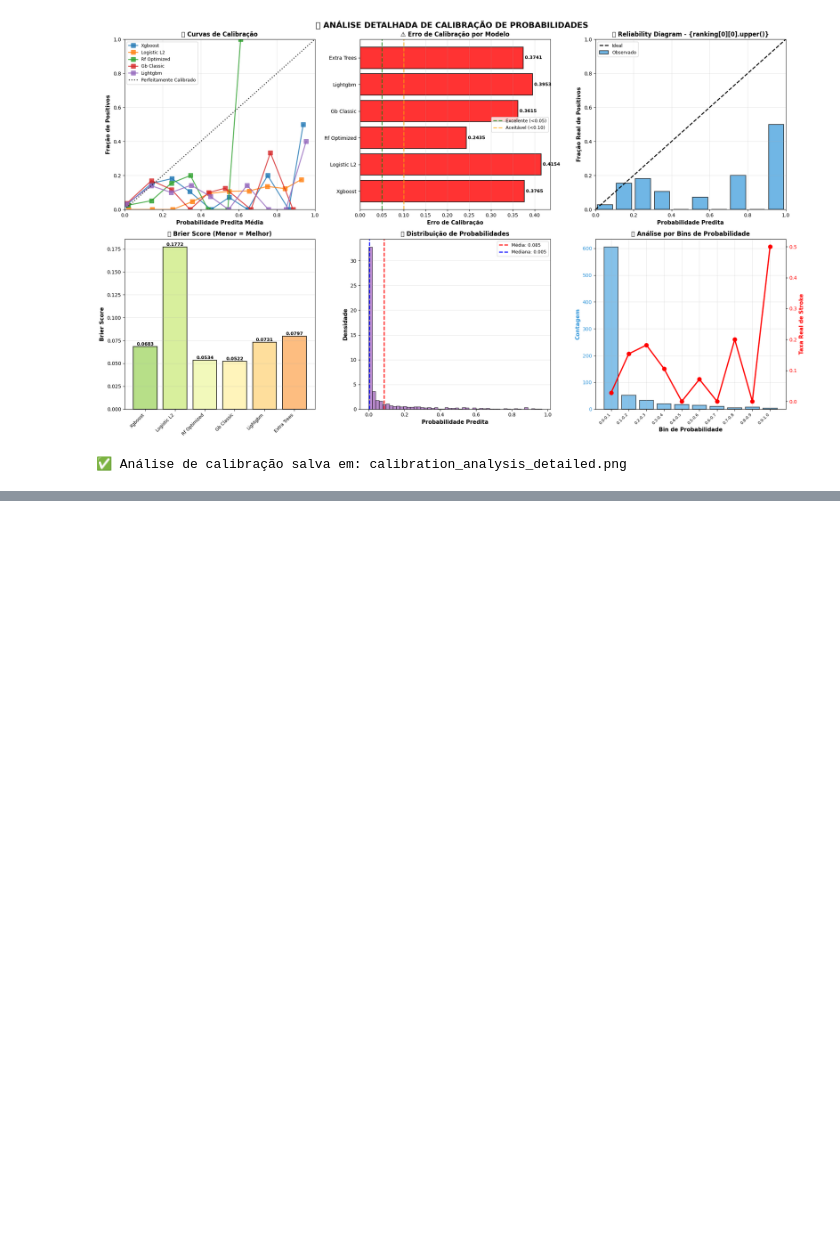
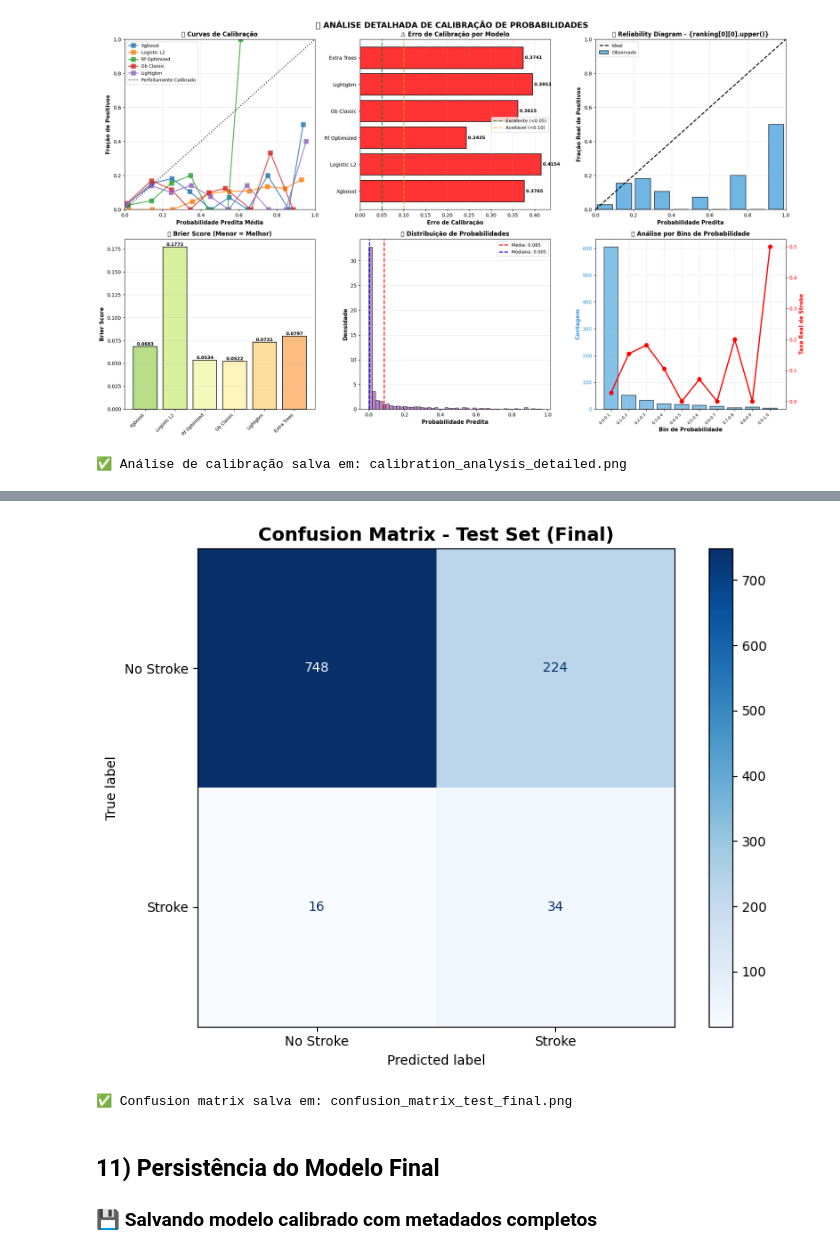
Before and after one commit to ArgusPortal/StrokePrediction, a Jupyter notebook: Stroke_Prediction_v2_Enhanced.ipynb, the cells around one changed output, grey strips where cells are left out. Drawn from its saved outputs; the diff is of its cells as text; code cells hidden in the pictures; blank space fills up the shorter version.

Commit message:
Add confusion matrix visualization for test results

```diff
--- a/Stroke_Prediction_v2_Enhanced.ipynb
+++ b/Stroke_Prediction_v2_Enhanced.ipynb
@@ -2256,0 +1690,64 @@ Stacking Ensemble                 0.131122    -48.556231
+# %%
+# === AVALIAÇÃO FINAL NO TEST SET ===
+
+print("🧪 AVALIAÇÃO FINAL NO TEST SET")
+print("=" * 70)
+
+if 'calibrated_model' in globals() and 'optimal_threshold' in globals():
+
+    # Predições no test set
+    y_proba_test = calibrated_model.predict_proba(X_test)[:, 1]
+    y_pred_test = (y_proba_test >= optimal_threshold).astype(int)
+
+    # Métricas principais
+    test_metrics = {
+        'roc_auc': roc_auc_score(y_test, y_proba_test),
+        'pr_auc': average_precision_score(y_test, y_proba_test),
+        'balanced_acc': balanced_accuracy_score(y_test, y_pred_test)
+    }
+
+    # Confusion matrix
+    cm_test = confusion_matrix(y_test, y_pred_test)
+    tn, fp, fn, tp = cm_test.ravel()
+
+    # Métricas derivadas
+    test_metrics['recall'] = tp / (tp + fn) if (tp + fn) > 0 else 0
+    test_metrics['precision'] = tp / (tp + fp) if (tp + fp) > 0 else 0
+    test_metrics['specificity'] = tn / (tn + fp) if (tn + fp) > 0 else 0
+    test_metrics['f1'] = 2 * (test_metrics['precision'] * test_metrics['recall']) / (test_metrics['precision'] + test_metrics['recall']) if (test_metrics['precision'] + test_metrics['recall']) > 0 else 0
+
+    # Calibration
+    fraction_pos_test, mean_pred_test = calibration_curve(y_test, y_proba_test, n_bins=10)
+    test_metrics['calibration_error'] = np.mean(np.abs(fraction_pos_test - mean_pred_test))
+    test_metrics['brier_score'] = brier_score_loss(y_test, y_proba_test)
+
+    print("\n📊 MÉTRICAS NO TEST SET:")
+    print("=" * 70)
+    print(f"  ROC-AUC:           {test_metrics['roc_auc']:.4f}")
+    print(f"  PR-AUC:            {test_metrics['pr_auc']:.4f} {'🏆' if test_metrics['pr_auc'] > 0.25 else '⚠️'}")
+    print(f"  Balanced Accuracy: {test_metrics['balanced_acc']:.4f}")
+    print(f"\n  Recall (TPR):      {test_metrics['recall']:.4f} {'✅' if test_metrics['recall'] >= 0.70 else '⚠️'}")
+    print(f"  Precision (PPV):   {test_metrics['precision']:.4f}")
+    print(f"  Specificity (TNR): {test_metrics['specificity']:.4f}")
+    print(f"  F1-Score:          {test_metrics['f1']:.4f}")
+    print(f"\n  Calibration Error: {test_metrics['calibration_error']:.4f} {'✅' if test_metrics['calibration_error'] < 0.05 else '⚠️' if test_metrics['calibration_error'] < 0.10 else '❌'}")
+    print(f"  Brier Score:       {test_metrics['brier_score']:.4f}")
+
+    print(f"\n  Confusion Matrix (Test Set):")
+    print(f"    TN: {tn:>4} | FP: {fp:>4}")
+    print(f"    FN: {fn:>4} | TP: {tp:>4}")
+
+    # Visualização
+    fig, ax = plt.subplots(figsize=(8, 6))
+    disp = ConfusionMatrixDisplay(cm_test, display_labels=['No Stroke', 'Stroke'])
+    disp.plot(ax=ax, cmap='Blues', values_format='d')
+    ax.set_title('Confusion Matrix - Test Set (Final)', fontweight='bold', fontsize=14)
+    plt.tight_layout()
+    plt.savefig(RESULTS_PATH / 'confusion_matrix_test_final.png', dpi=300, bbox_inches='tight')
+    plt.show()
+
+    print("\n✅ Confusion matrix salva em: confusion_matrix_test_final.png")
+
+else:
+    print("⚠️ Execute calibração e otimização de threshold primeiro!")
+# %% [output]
@@ -2256,0 +1774,6 @@ Stacking Ensemble                 0.131122    -48.556231
+[figure, added]
+✅ Confusion matrix salva em: confusion_matrix_test_final.png
+# %% [markdown]
+## 11) Persistência do Modelo Final
+
+### 💾 Salvando modelo calibrado com metadados completos
```
Also changed, not shown: parts of 33 cells of this notebook, 1 other file.
